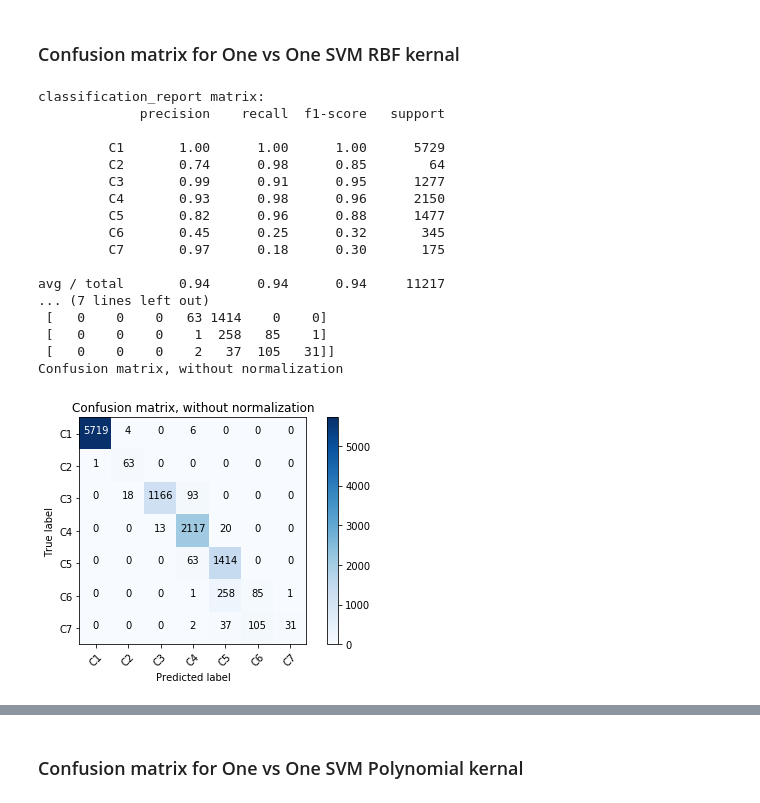
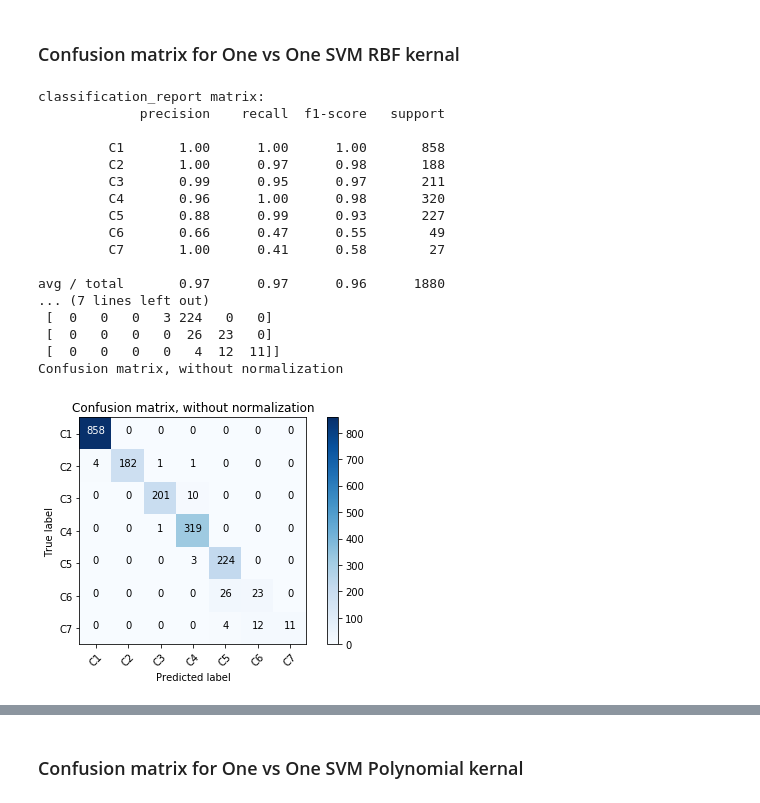
Before and after one commit to yilingzeroone/KE5206CI_CA1SVM, a Jupyter notebook: CA2.ipynb, the cells around one changed output, grey strips where cells are left out. Cells and saved outputs as stored; diff of their text form; code cells hidden in the pictures.

```diff
--- a/CA2.ipynb
+++ b/CA2.ipynb
@@ -511,20 +516,20 @@ inputSummary.transpose()
 ovrLin = LinearSVC(C=1,multi_class='ovr', penalty='l2', random_state=8)
 
 # One vs Rest - RBF kernel
-ovoRBF = SVC(C=1.0, kernel='rbf', gamma='auto', probability = False, shrinking=True,
+ovrRBF = SVC(C=1.0, kernel='rbf', gamma='auto', probability = False, shrinking=True,
              tol=0.001, class_weight=None, max_iter=-1, decision_function_shape='ovr',
              random_state=None, verbose=False)
 
 # One vs Rest - Polynomial kernel
-ovoPoly = SVC(C=1.0, kernel='poly', gamma='auto', coef0=0, probability = False
+ovrPoly = SVC(C=1.0, kernel='poly', gamma='auto', coef0=0, probability = False
               , shrinking=True, tol=0.001, class_weight=None, max_iter=-1
               , decision_function_shape='ovr',  random_state=None, verbose=False)
 # %% [markdown]
 ### Fit the models
 # %%
 ovrLin.fit(X_train,y_train) #Fit to the LinearSVC model
-ovoRBF.fit(X_train,y_train)
-ovoPoly.fit(X_train,y_train)
+ovrRBF.fit(X_train,y_train)
+ovrPoly.fit(X_train,y_train)
 # %% [output]
 SVC(C=1.0, cache_size=200, class_weight=None, coef0=0,
   decision_function_shape='ovr', degree=3, gamma='auto', kernel='poly',
@@ -555,24 +583,25 @@ Confusion matrix, without normalization
 [figure]
 # %% [markdown]
 ### Confusion matrix for One vs One SVM RBF kernal
-# %%
-analyze(ovoRBF,dataAccount, accountLabels)
-# %% [output]
-classification_report matrix:
-             precision    recall  f1-score   support
-
-         C1       1.00      1.00      1.00      5729
-         C2       0.74      0.98      0.85        64
-         C3       0.99      0.91      0.95      1277
-         C4       0.93      0.98      0.96      2150
-         C5       0.82      0.96      0.88      1477
-         C6       0.45      0.25      0.32       345
-         C7       0.97      0.18      0.30       175
-
-avg / total       0.94      0.94      0.94     11217
-... (7 lines left out)
- [   0    0    0   63 1414    0    0]
- [   0    0    0    1  258   85    1]
- [   0    0    0    2   37  105   31]]
-Confusion matrix, without normalization
-[figure, removed]
+# %%
+#Training data confusion matrix
+analyze(ovrRBF,dataTraining, accountLabels)
+# %% [output]
+classification_report matrix:
+             precision    recall  f1-score   support
+
+         C1       1.00      1.00      1.00       858
+         C2       1.00      0.97      0.98       188
+         C3       0.99      0.95      0.97       211
+         C4       0.96      1.00      0.98       320
+         C5       0.88      0.99      0.93       227
+         C6       0.66      0.47      0.55        49
+         C7       1.00      0.41      0.58        27
+
+avg / total       0.97      0.97      0.96      1880
+... (7 lines left out)
+ [  0   0   0   3 224   0   0]
+ [  0   0   0   0  26  23   0]
+ [  0   0   0   0   4  12  11]]
+Confusion matrix, without normalization
+[figure, added]
```
Also changed, not shown: parts of 13 cells of this notebook.
